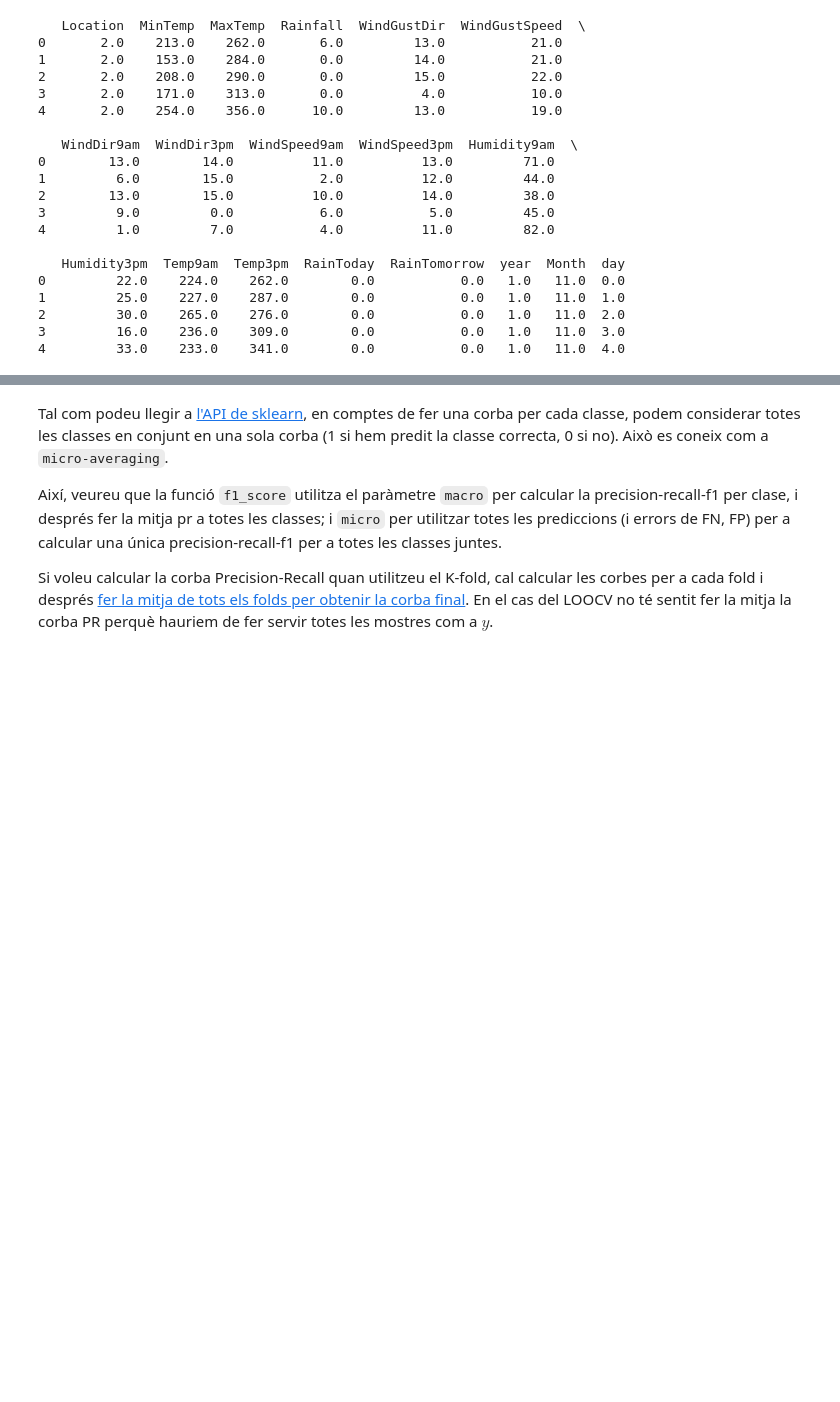
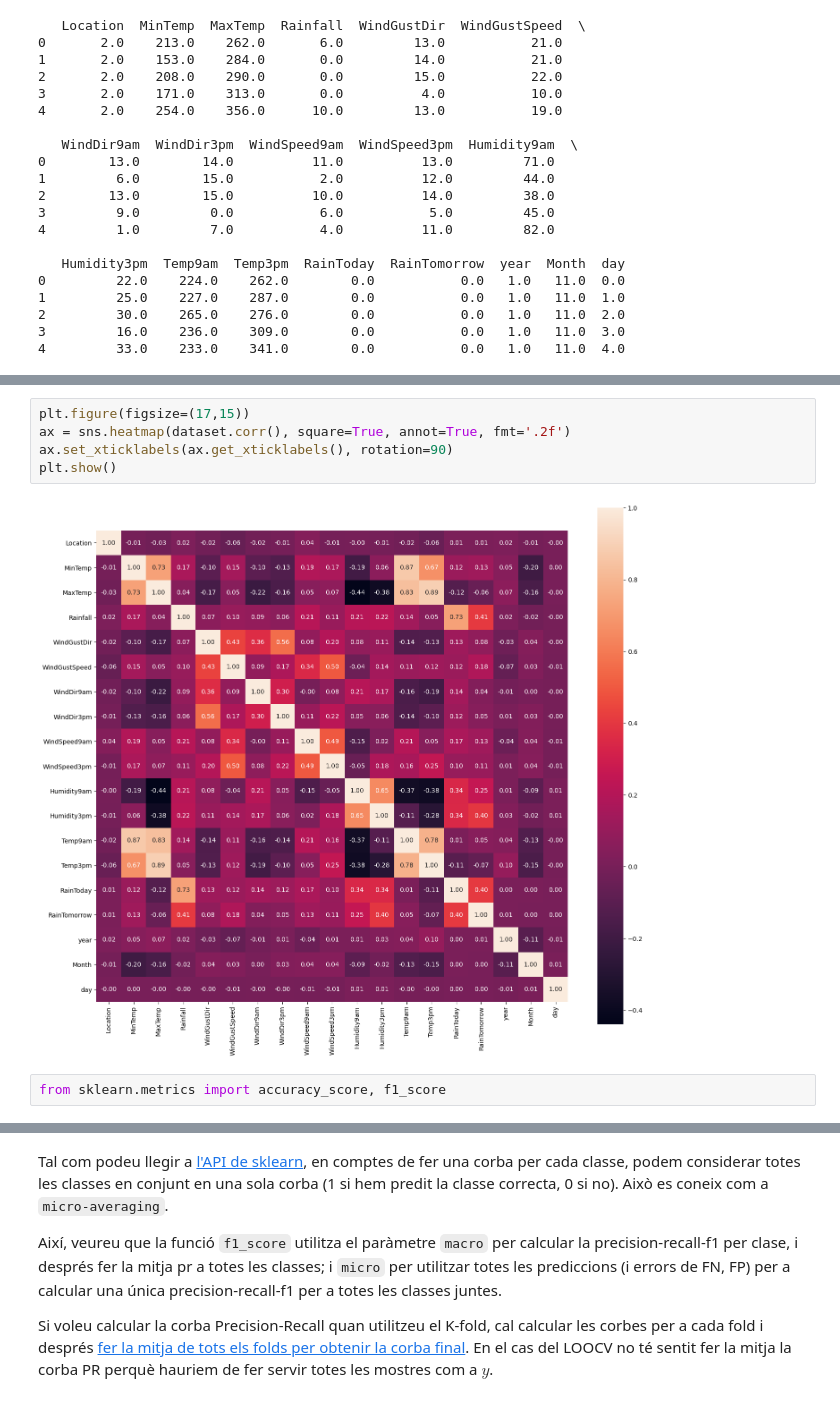
Before and after one commit to susana99ssr/Pr-ctica-2-Aprenentatge-Computacional, a Jupyter notebook: Practica2-Classificacio2022GEI.ipynb, the cells around one changed output, grey strips where cells are left out. Cells and saved outputs as stored; diff of their text form; blank space fills up the shorter version.

```diff
--- a/Practica2-Classificacio2022GEI.ipynb
+++ b/Practica2-Classificacio2022GEI.ipynb
@@ -251,0 +276,9 @@ print(dataset.head())
+# %%
+plt.figure(figsize=(17,15))
+ax = sns.heatmap(dataset.corr(), square=True, annot=True, fmt='.2f')
+ax.set_xticklabels(ax.get_xticklabels(), rotation=90)
+plt.show()
+# %% [output]
+[figure, added]
+# %%
+from sklearn.metrics import accuracy_score, f1_score
```
Also changed, not shown: parts of 10 cells of this notebook.
